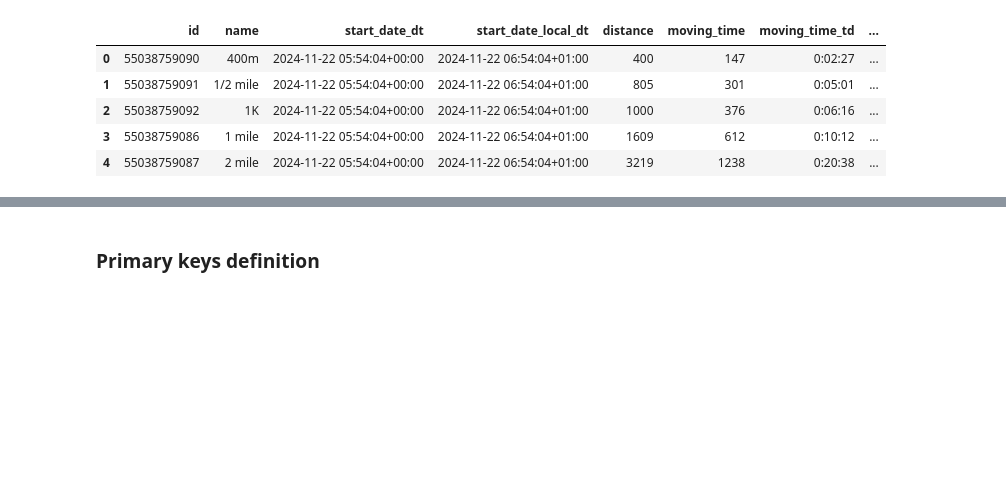
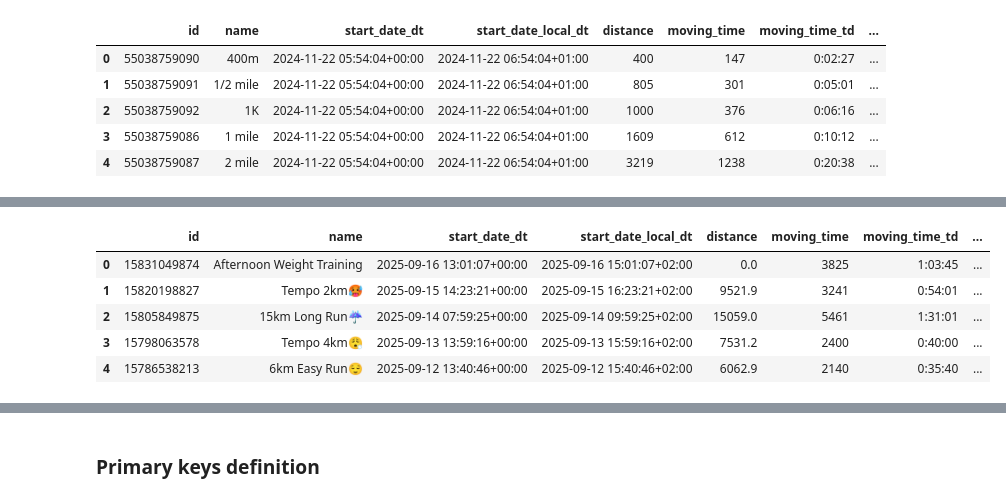
Before and after one commit to lowickib/Strava-Analytics, a Jupyter notebook: 2_Silver_Layer.ipynb, the cells around one changed output, grey strips where cells are left out. Drawn from its saved outputs; the diff is of its cells as text; code cells hidden in the pictures; blank space fills up the shorter version.

```diff
--- a/2_Silver_Layer.ipynb
+++ b/2_Silver_Layer.ipynb
@@ -1082,0 +1024,2 @@ best_eff_df.to_sql(
+# %%
+lat_lng_points_df = pd.concat([activities_df[['start_lat', 'start_lng']], segments_df[['start_lat', 'start_lng']]]).drop_duplicates()
@@ -1082,0 +1241,6 @@ best_eff_df.to_sql(
+# %%
+locations_df = lat_lng_points_df[['locality', 'region', 'country']].copy()
+locations_df = locations_df.drop_duplicates()
+locations_df = locations_df.sort_values(by=['country', 'region', 'locality']).reset_index(drop=True)
+locations_df['location_id'] = 1000 + np.arange(len(locations_df))
+locations_df = locations_df[['location_id', 'country', 'region', 'locality']]
@@ -1082,0 +1256,2 @@ best_eff_df.to_sql(
+# %%
+lat_lng_points_df = pd.merge(lat_lng_points_df, locations_df, how='left', on=['country', 'region', 'locality'])
@@ -1082,0 +1267,11 @@ best_eff_df.to_sql(
+# %%
+activities_df = pd.merge(activities_df, lat_lng_points_df[['start_lat', 'start_lng',  'location_id']], how='left', on=['start_lat', 'start_lng'])
+# %%
+activities_df.head()
+# %% [output]
+|  | id | name | start_date_dt | start_date_local_dt | distance | moving_time | moving_time_td | ... |
+| 0 | 15831049874 | Afternoon Weight Training | 2025-09-16 13:01:07+00:00 | 2025-09-16 15:01:07+02:00 | 0.0 | 3825 | 1:03:45 | ... |
+| 1 | 15820198827 | Tempo 2km🥵 | 2025-09-15 14:23:21+00:00 | 2025-09-15 16:23:21+02:00 | 9521.9 | 3241 | 0:54:01 | ... |
+| 2 | 15805849875 | 15km Long Run☔️ | 2025-09-14 07:59:25+00:00 | 2025-09-14 09:59:25+02:00 | 15059.0 | 5461 | 1:31:01 | ... |
+| 3 | 15798063578 | Tempo 4km😮‍💨 | 2025-09-13 13:59:16+00:00 | 2025-09-13 15:59:16+02:00 | 7531.2 | 2400 | 0:40:00 | ... |
+| 4 | 15786538213 | 6km Easy Run😌 | 2025-09-12 13:40:46+00:00 | 2025-09-12 15:40:46+02:00 | 6062.9 | 2140 | 0:35:40 | ... |
```
Also changed, not shown: parts of 39 cells of this notebook, 1 other file.
